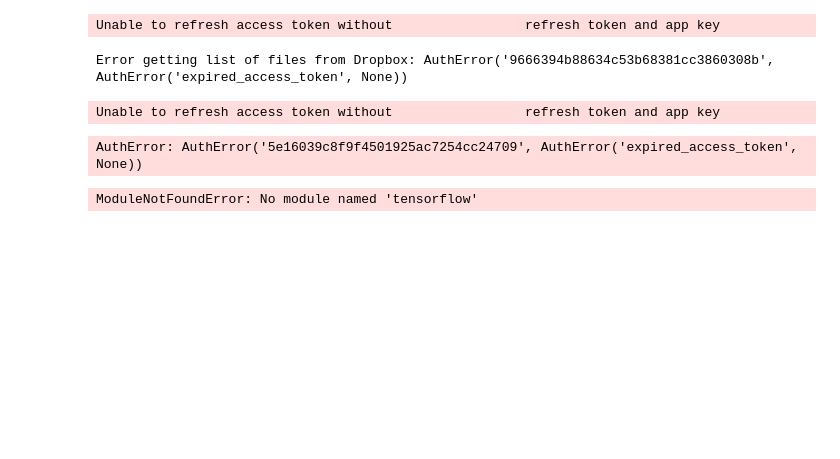
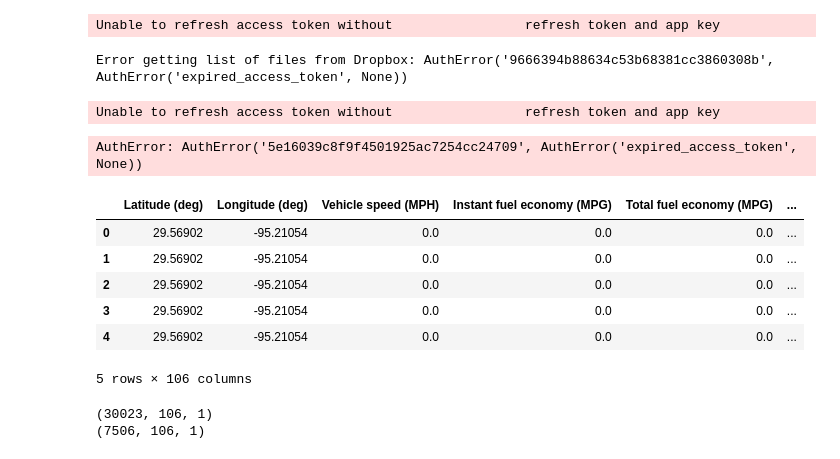
Before and after one commit to joelwwiggins/car_ml, a Jupyter notebook: notebook_test.ipynb, the cells around one changed output. Cells and saved outputs as stored; diff of their text form; code cells hidden in the pictures; blank space fills up the shorter version.

```diff
--- a/notebook_test.ipynb
+++ b/notebook_test.ipynb
@@ -82,6 +80,16 @@ df1 = pd.read_csv('CSVLog_20221130_091051.csv', skiprows=1)
 #drop first column
 df1_col=df1.iloc[:,1:]
 df=df1_col
+# %%
+df.head()
+# %% [output]
+|  | Latitude (deg) | Longitude (deg) | Vehicle speed (MPH) | Instant fuel economy (MPG) | Total fuel economy (MPG) | ... |
+| 0 | 29.56902 | -95.21054 | 0.0 | 0.0 | 0.0 | ... |
+| 1 | 29.56902 | -95.21054 | 0.0 | 0.0 | 0.0 | ... |
+| 2 | 29.56902 | -95.21054 | 0.0 | 0.0 | 0.0 | ... |
+| 3 | 29.56902 | -95.21054 | 0.0 | 0.0 | 0.0 | ... |
+| 4 | 29.56902 | -95.21054 | 0.0 | 0.0 | 0.0 | ... |
+5 rows × 106 columns
 # %%
 
 
@@ -97,35 +105,13 @@ from sklearn.model_selection import train_test_split
 X_train, X_test, y_train, y_test = train_test_split(df, df, test_size=0.2, random_state=42)
 
 #reshape the data for the neural network
-X_train = X_train.values.reshape(X_train.shape[0], X_train.shape[1], 1)
-X_test = X_test.values.reshape(X_test.shape[0], X_test.shape[1], 1)
-
-#build the model
-from keras.models import Sequential
-from keras.layers import Dense, LSTM, Dropout, Conv1D, MaxPooling1D, Flatten
-from keras.callbacks import EarlyStopping
-from keras.optimizers import Adam
-
-model = Sequential()
-model.add(Conv1D(filters=64, kernel_size=2, activation='relu', input_shape=(X_train.shape[1], 1)))
-model.add(MaxPooling1D(pool_size=2))
-model.add(Flatten())
-model.add(Dense(50, activation='relu'))
-model.add(Dense(1))
-model.compile(optimizer='adam', loss='mse')
-
-#fit the model
-model.fit(X_train, y_train, epochs=10, batch_size=32, validation_data=(X_test, y_test), verbose=1)
-
-#make predictions
-y_pred = model.predict(X_test)
-
-#denormalize the data
-y_pred = scaler.inverse_transform(y_pred)
-y_test = scaler.inverse_transform(y_test)
-
-#calculate the mean squared error
-from sklearn.metrics import mean_squared_error
-mean_squared_error(y_test, y_pred)
+X_train_re = X_train.values.reshape(X_train.shape[0], X_train.shape[1], 1)
+X_test_re = X_test.values.reshape(X_test.shape[0], X_test.shape[1], 1)
-# %% [output]
-ModuleNotFoundError: No module named 'tensorflow'
+# %%
+train_shape=(X_train_re.shape)
+test_shape=(X_test_re.shape)
+print(train_shape)
+print(test_shape)
+# %% [output]
+(30023, 106, 1)
+(7506, 106, 1)
```
Also changed, not shown: parts of 3 cells of this notebook, 20 other files.
